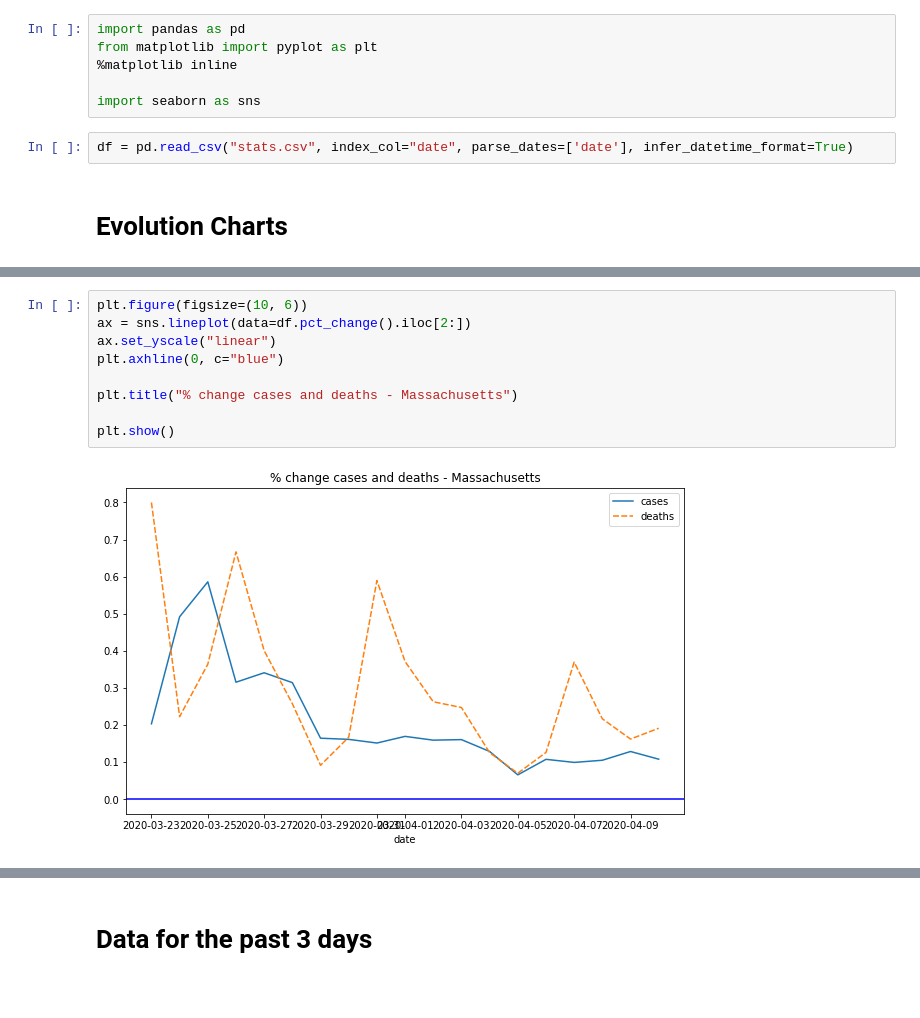
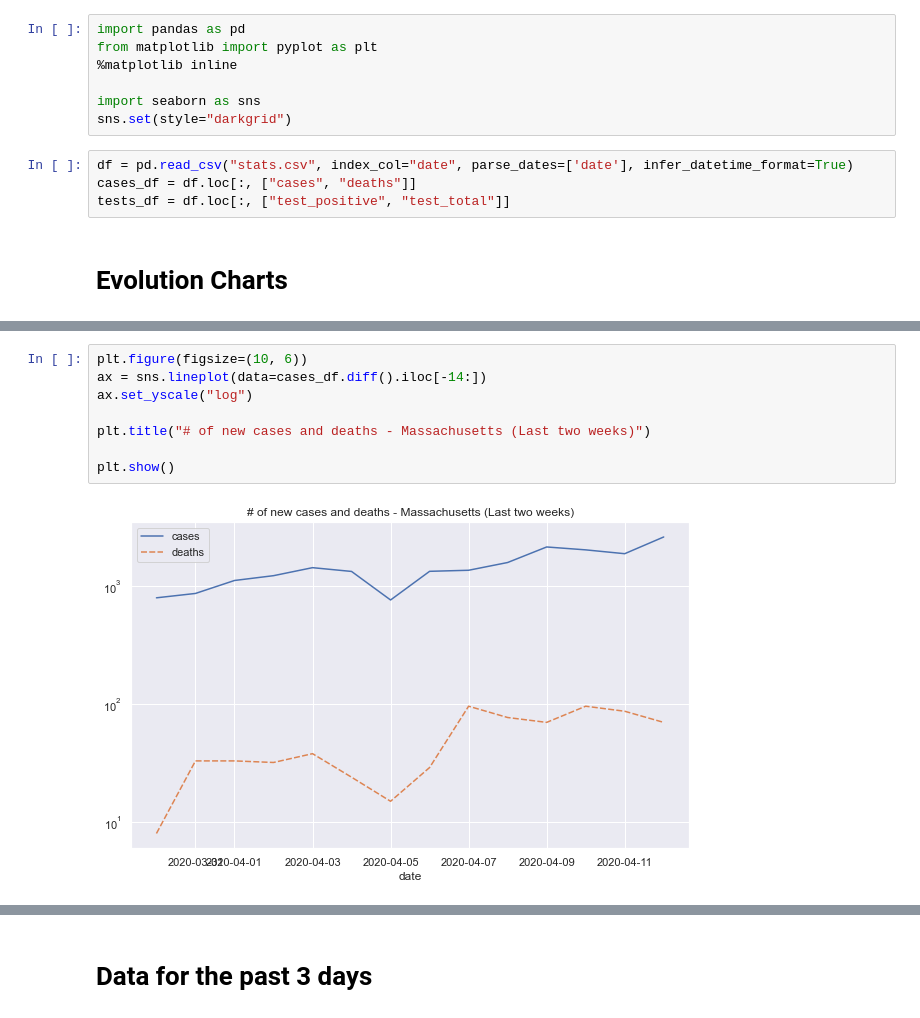
Before and after one commit to rscarvalho/coronavirus-daily-report, a Jupyter notebook: Plots.ipynb, the cells around one changed output, grey strips where cells are left out. Cells and saved outputs as stored; diff of their text form; blank space fills up the shorter version.

```diff
--- a/Plots.ipynb
+++ b/Plots.ipynb
@@ -4,8 +4,11 @@ from matplotlib import pyplot as plt
 %matplotlib inline
 
 import seaborn as sns
+sns.set(style="darkgrid")
 # %%
 df = pd.read_csv("stats.csv", index_col="date", parse_dates=['date'], infer_datetime_format=True)
+cases_df = df.loc[:, ["cases", "deaths"]]
+tests_df = df.loc[:, ["test_positive", "test_total"]]
 # %% [markdown]
 # Evolution Charts
 # %%
@@ -31,11 +34,10 @@ plt.show()
 # %%
 plt.figure(figsize=(10, 6))
-ax = sns.lineplot(data=df.pct_change().iloc[2:])
-ax.set_yscale("linear")
-plt.axhline(0, c="blue")
+ax = sns.lineplot(data=cases_df.diff().iloc[-14:])
+ax.set_yscale("log")
 
-plt.title("% change cases and deaths - Massachusetts")
+plt.title("# of new cases and deaths - Massachusetts (Last two weeks)")
 
 plt.show()
 # %% [output]
-[figure, old version]
+[figure, new version]
```
Also changed, not shown: parts of 5 cells of this notebook, 2 other files.
